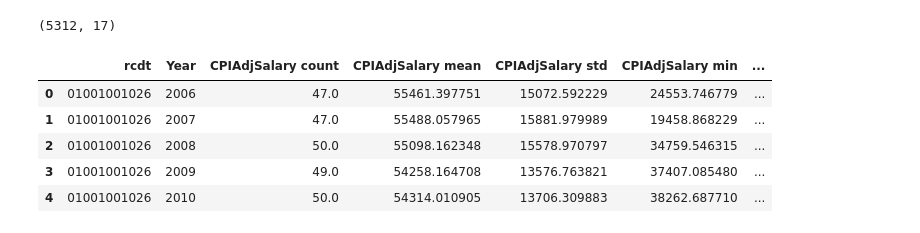
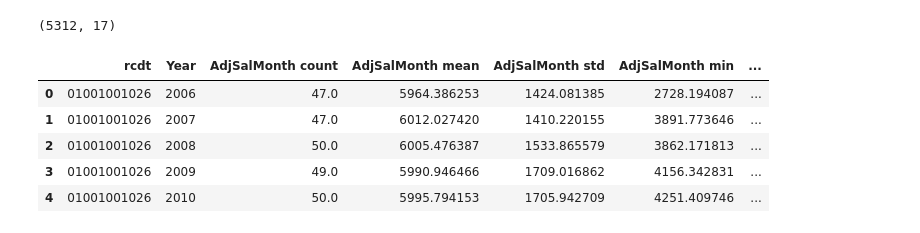
Before and after one commit to spanman888/DSC672_Teacher_Salary, a Jupyter notebook: Capstone_Teacher_Salary.ipynb, the cells around one changed output. Cells and saved outputs as stored; diff of their text form; code cells hidden in the pictures.

```diff
--- a/Capstone_Teacher_Salary.ipynb
+++ b/Capstone_Teacher_Salary.ipynb
@@ -347,3 +340,9 @@ scores.head(5)
 | 2 | 01001003026 | ADAMS | 0030 | CENTRAL CUSD 3 | CAMP POINT | 1053 | 2006 | 70.428571 | 79.757143 |
 | 3 | 01001004026 | ADAMS | 0040 | CUSD 4 | MENDON | 786 | 2006 | 70.828571 | 82.400000 |
 | 4 | 01001172022 | ADAMS | 1720 | QUINCY SD 172 | QUINCY | 6484 | 2006 | 72.285714 | 79.157143 |
+# %%
+# capitalize County, District Name, and City values
+scores['County'] = scores['County'].str.upper()
+scores['District Name'] = scores['District Name'].str.upper()
+scores['City'] = scores['City'].str.upper()
+scores.head(5)
@@ -350,3 +356,6 @@ scores.head(5)
+# %%
+# rename some counties so that they match
+scores['County'].replace({'JO DAVIESS':'JODAVIESS', 'LA SALLE':'LASALLE', 'SAINT CLAIR':'ST. CLAIR'},inplace=True, regex=True)
 # %%
 scores.count()
 # %% [output]
@@ -376,7 +385,7 @@ Reading AVG      6029
 Math AVG         6029
 dtype: int64
 # %%
-# dataframe of CPIAdjSalary, year, and rcdt codes
-sal_df = df[['rcdt', 'fy', 'CPIAdjSalary']].copy()
+# dataframe of AdjSalMonth, year, and rcdt codes
+sal_df = df[['rcdt', 'fy', 'AdjSalMonth']].copy()
 sal_df.head(5)
 # %% [output]
@@ -390,7 +399,7 @@ sal_df.head(5)
 # district salary statistics dataframe
 dist_sal = pd.DataFrame(sal_df.groupby(['rcdt', 'fy']).describe())
 dist_sal.reset_index(inplace=True)
-dist_sal.columns = ['rcdt', 'Year', 'CPIAdjSalary count', 'CPIAdjSalary mean', 'CPIAdjSalary std', 'CPIAdjSalary min', 'CPIAdjSalary 25%',
-                   'CPIAdjSalary median', 'CPIAdjSalary 75%', 'CPIAdjSalary max']
+dist_sal.columns = ['rcdt', 'Year', 'AdjSalMonth count', 'AdjSalMonth mean', 'AdjSalMonth std', 'AdjSalMonth min', 'AdjSalMonth 25%',
+                   'AdjSalMonth median', 'AdjSalMonth 75%', 'AdjSalMonth max']
 dist_sal.head(5)
 # %% [output]
@@ -421,15 +430,15 @@ scores_df.shape
 (5312, 17)
 # %%
 # add column for student to teacher ratio
-scores_df['Students/Teacher'] = scores_df['Enrollment']/scores_df['CPIAdjSalary count']
+scores_df['Students/Teacher'] = scores_df['Enrollment']/scores_df['AdjSalMonth count']
 scores_df.head(5)
 # %% [output]
-|  | rcdt | Year | CPIAdjSalary count | CPIAdjSalary mean | CPIAdjSalary std | CPIAdjSalary min | ... |
-| 0 | 01001001026 | 2006 | 47.0 | 55461.397751 | 15072.592229 | 24553.746779 | ... |
-| 1 | 01001001026 | 2007 | 47.0 | 55488.057965 | 15881.979989 | 19458.868229 | ... |
-| 2 | 01001001026 | 2008 | 50.0 | 55098.162348 | 15578.970797 | 34759.546315 | ... |
-| 3 | 01001001026 | 2009 | 49.0 | 54258.164708 | 13576.763821 | 37407.085480 | ... |
-| 4 | 01001001026 | 2010 | 50.0 | 54314.010905 | 13706.309883 | 38262.687710 | ... |
+|  | rcdt | Year | AdjSalMonth count | AdjSalMonth mean | AdjSalMonth std | AdjSalMonth min | ... |
+| 0 | 01001001026 | 2006 | 47.0 | 5964.386253 | 1424.081385 | 2728.194087 | ... |
+| 1 | 01001001026 | 2007 | 47.0 | 6012.027420 | 1410.220155 | 3891.773646 | ... |
+| 2 | 01001001026 | 2008 | 50.0 | 6005.476387 | 1533.865579 | 3862.171813 | ... |
+| 3 | 01001001026 | 2009 | 49.0 | 5990.946466 | 1709.016862 | 4156.342831 | ... |
+| 4 | 01001001026 | 2010 | 50.0 | 5995.794153 | 1705.942709 | 4251.409746 | ... |
 # %%
 # Command to download the CSV file to your Google Drive. File is scores.csv
 scores_df.to_csv('scores.csv')
```
Also changed, not shown: parts of 23 cells of this notebook.
